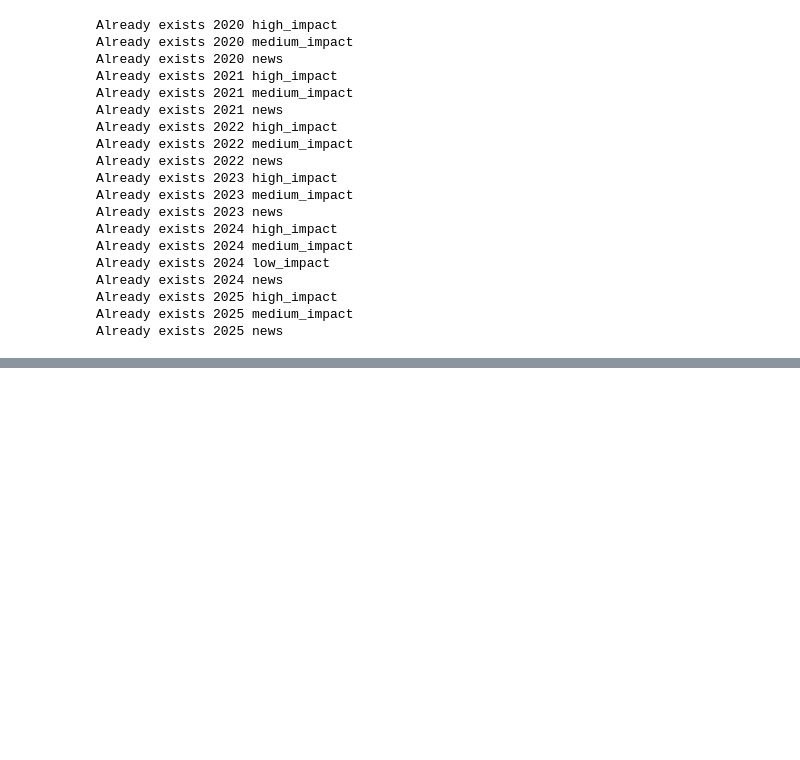
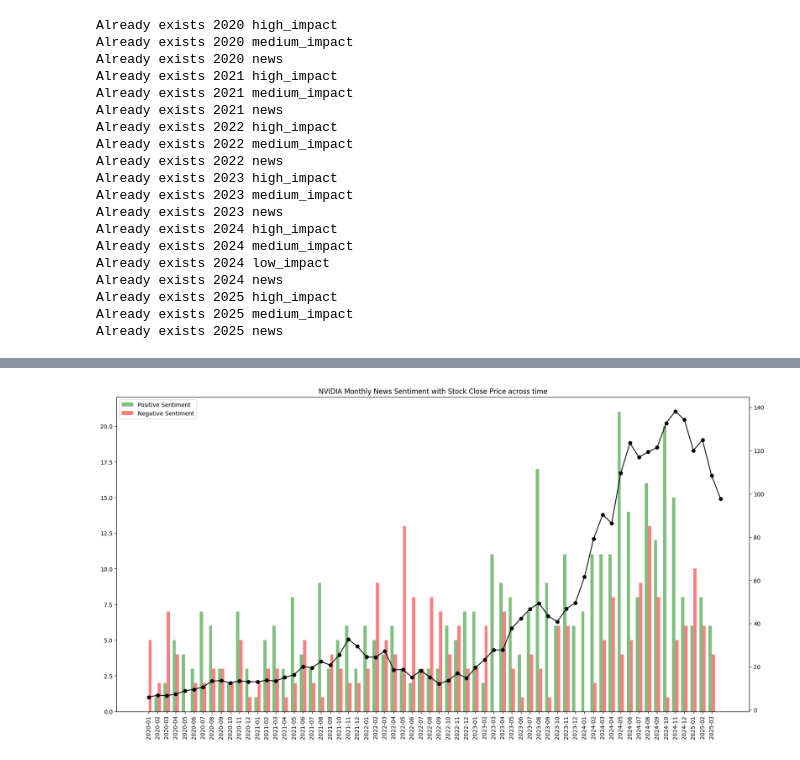
Before and after one commit to ibitec7/stock, a Jupyter notebook: src/analysis.ipynb, the cells around one changed output, grey strips where cells are left out. Saved outputs shown, nothing was run; the diff lists cells and outputs as text; code cells hidden in the pictures; blank space fills up the shorter version.

Commit message:
Add new sentiment analysis plot and update KMeans t-SNE image

```diff
--- a/src/analysis.ipynb
+++ b/src/analysis.ipynb
@@ -191,0 +268,4 @@ KeyError: 'news_tfidf'
+# %%
+df = df.sort("date")
+# %%
+sentiments = df.group_by_dynamic("date", every="1mo").agg(pl.col("finbert_sentiment").value_counts())
@@ -191,0 +298,6 @@ KeyError: 'news_tfidf'
+# %%
+sentiments = sentiments.with_columns(
+    pl.Series("positive", all_values["positive"]),
+    pl.Series("neutral", all_values["neutral"]),
+    pl.Series("negative", all_values["negative"])
+)
@@ -191,0 +329,10 @@ KeyError: 'news_tfidf'
+# %%
+df_indicators = pl.read_csv("NVDA_10y.csv")
+
+df_indicators = df_indicators.with_columns(
+    pl.col("date").str.strptime(pl.Datetime)
+)
+
+df_indicators = df_indicators.filter(pl.col("date") >= sentiments["date"].min())
+
+df_indicators.head()
@@ -191,0 +348,27 @@ KeyError: 'news_tfidf'
+# %%
+import numpy as np
+
+fig, ax1 = plt.subplots()
+
+fig.set_size_inches(20, 10)
+
+ax2 = plt.twinx()
+
+ax2.plot(df_indicators["date"].dt.strftime("%Y-%m").to_list(), df_indicators["close"].to_list(), label="Close Price", color="black", marker="o")
+
+# get x positions based on the number of unique dates in sentiments dataframe
+x = np.arange(len(sentiments["date"]))
+width = 0.35
+
+ax1.bar(x - width/2, sentiments["positive"].to_list(), width, color="green", alpha=0.5, label="Positive Sentiment")
+ax1.bar(x + width/2, sentiments["negative"].to_list(), width, color="red", alpha=0.5, label="Negative Sentiment")
+
+ax1.legend(loc="upper left")
+# update x-tick labels
+ax1.set_xticks(x)
+ax1.set_xticklabels(sentiments["date"].dt.strftime("%Y-%m").to_list(), rotation=90)
+
+plt.title("NVIDIA Monthly News Sentiment with Stock Close Price across time")
+plt.savefig(os.path.join(PLOTS_DIR, "sentiment_close_price.png"))
+# %% [output]
+[figure, added]
```
Also changed, not shown: parts of 13 cells of this notebook, 4 other files.
